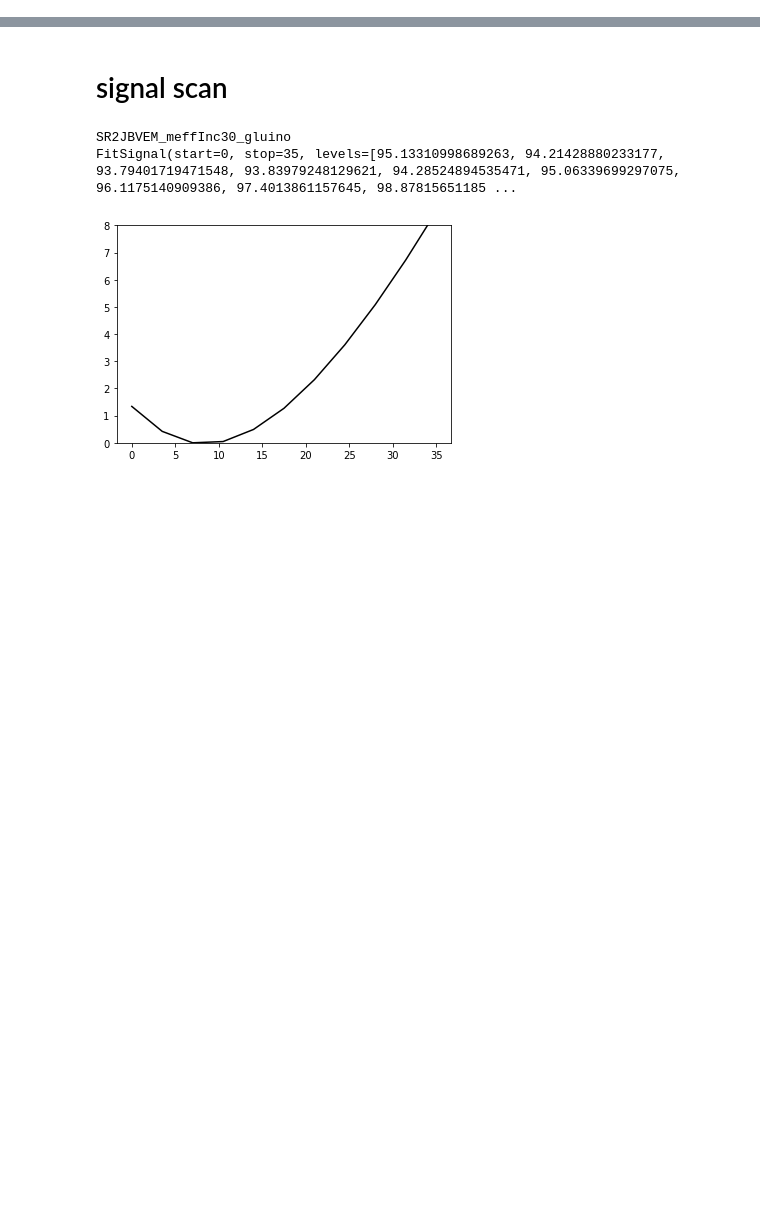
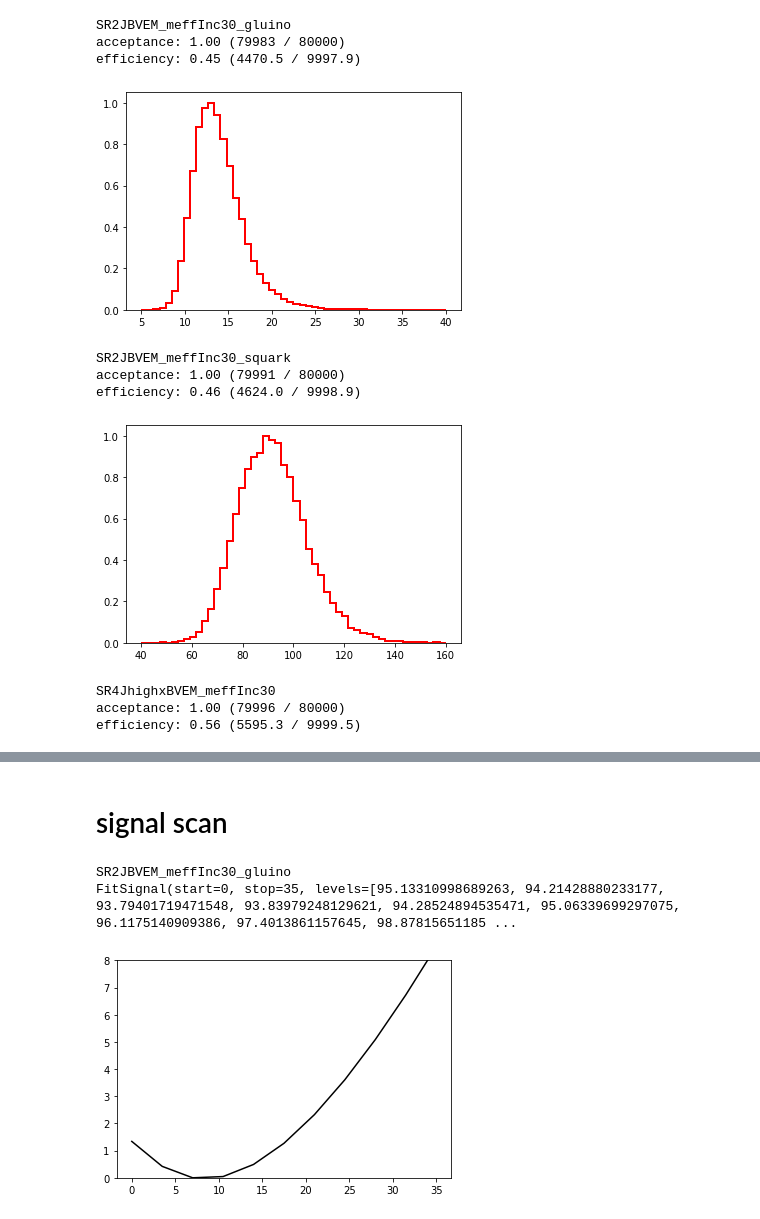
Before and after one commit to Rupt/interval-evidence, a Jupyter notebook: new_search_example_ins1839446.ipynb, the cells around one changed output, grey strips where cells are left out. Drawn from its saved outputs; the diff is of its cells as text; code cells hidden in the pictures; blank space fills up the shorter version.

```diff
--- a/new_search_example_ins1839446.ipynb
+++ b/new_search_example_ins1839446.ipynb
@@ -25,0 +28,80 @@ BASEPATH = "/home/tombs/Cambridge/interval-evidence/searches/ins1839446/"
+# %%
+import os
+
+import numpy
+
+from pyhf_stuff import fit_mcmc_mix, mcmc_core, region
+
+
+def main():
+    region_name_to_scan = {
+        "SR2JBVEM_meffInc30_gluino": (5, 40),
+        "SR2JBVEM_meffInc30_squark": (40, 160),
+        "SR4JhighxBVEM_meffInc30": (0, 30),
+        "SR4JlowxBVEM_meffInc30": (0, 30),
+        "SR6JBVEM_meffInc30_gluino": (0, 12),
+        "SR6JBVEM_meffInc30_squark": (0, 12),
+    }
+
+    for name, (lo, hi) in region_name_to_scan.items():
+        print(name)
+        dump_region(name, lo, hi)
+
+
+def dump_region(name, lo, hi, nbins=50):
+    dir_region = os.path.join(BASEPATH, name)
+    region_1 = region.Region.load(dir_region)
+
+    dir_fit = os.path.join(dir_region, "fit")
+
+    mix = fit_mcmc_mix.fit(
+        region_1,
+        nbins,
+        (lo, hi),
+        seed=0,
+        nsamples=10_000,
+        nrepeats=8,
+        nprocesses=8,
+    )
+    # mix.dump(dir_fit)
+
+    neff = mcmc_core.n_by_fit(mix).sum()
+    nrepeats = mix.nrepeats
+    nsamples = mix.nsamples
+    total = numpy.sum(mix.yields)
+    print(
+        "acceptance: %.2f (%d / %d)"
+        % (total / (nrepeats * nsamples), total, nrepeats * nsamples)
+    )
+    print(
+        "efficiency: %.2f (%.1f / %.1f)"
+        % (nrepeats * neff / total, neff, total / nrepeats)
+    )
+
+    x = numpy.linspace(*mix.range_, len(mix.yields) + 1)
+    y = numpy.array(mix.yields)
+    pyplot.hist(
+        x[:-1],
+        weights=y / y.max(),
+        range=mix.range_,
+        bins=len(x) - 1,
+        histtype="step",
+        color="r",
+        lw=2,
+    )
+
+    pyplot.show()
+
+main()
+# %% [output]
+SR2JBVEM_meffInc30_gluino
+acceptance: 1.00 (79983 / 80000)
+efficiency: 0.45 (4470.5 / 9997.9)
+[figure, added]
+SR2JBVEM_meffInc30_squark
+acceptance: 1.00 (79991 / 80000)
+efficiency: 0.46 (4624.0 / 9998.9)
+[figure, added]
+SR4JhighxBVEM_meffInc30
+acceptance: 1.00 (79996 / 80000)
+efficiency: 0.56 (5595.3 / 9999.5)
```
Also changed, not shown: parts of 3 cells of this notebook, 30 other files.
